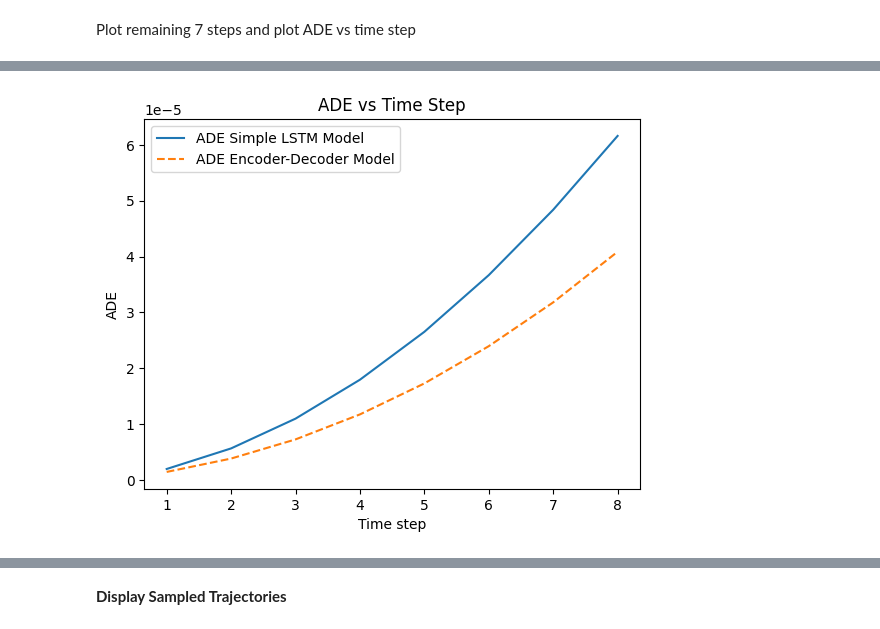
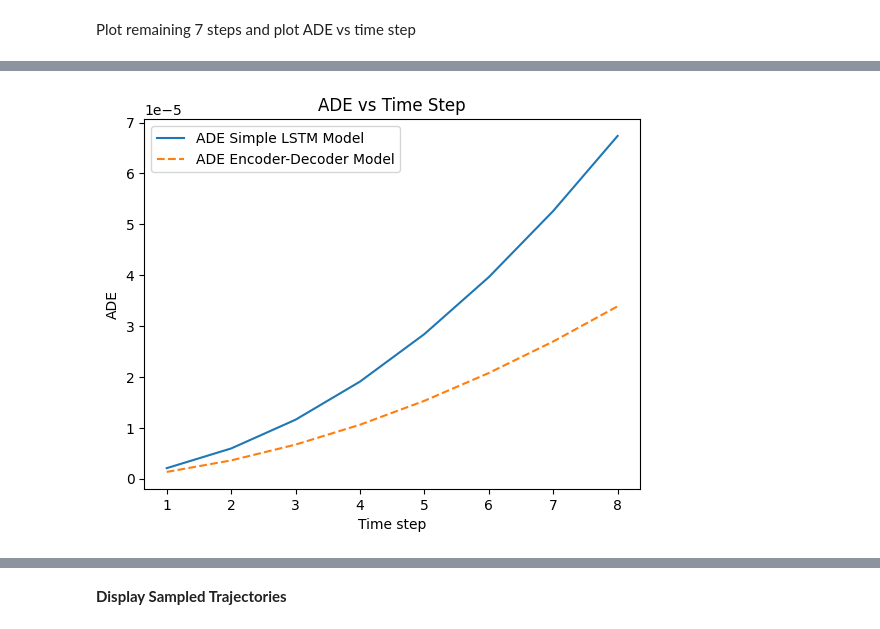
Before and after one commit to jiaminho/Human-Trajectory-Prediction-LSTM, a Jupyter notebook: Pedestrian_Trajectory_Prediction_LSTM.ipynb, the cells around one changed output, grey strips where cells are left out. Saved outputs shown, nothing was run; the diff lists cells and outputs as text; code cells hidden in the pictures.

```diff
--- a/Pedestrian_Trajectory_Prediction_LSTM.ipynb
+++ b/Pedestrian_Trajectory_Prediction_LSTM.ipynb
@@ -338,16 +402,21 @@ decoder_outputs = decoder_dense(decoder_outputs)
 # Model
 encoder_decoder_model = tf.keras.Model(inputs=[encoder_inputs, decoder_inputs], outputs=decoder_outputs)
 
-# Compile
+# Train the model
+early_stopping_cb = tf.keras.callbacks.EarlyStopping(monitor='val_loss', patience=10, restore_best_weights=True)
+
+# Add custom callback to the list
+callbacks_list = [early_stopping_cb, PrintEvery10Epochs()]
+
+# Existing model compilation and data
 encoder_decoder_model.compile(loss=ADE, optimizer="adam")
 
 # Training data adaptation for this model structure
 X_train_decode = np.zeros_like(train_future)
 X_val_decode = np.zeros_like(val_future)
 
-# Train the model
-early_stopping_cb = tf.keras.callbacks.EarlyStopping(monitor='val_loss', patience=10, restore_best_weights=True)
+# Train the model with verbose set to 0
 history = encoder_decoder_model.fit([train_observed, X_train_decode], train_future, epochs=100,
-                    validation_data=([val_observed, X_val_decode], val_future),
-                    callbacks=[early_stopping_cb])
+                                    validation_data=([val_observed, X_val_decode], val_future),
+                                    callbacks=callbacks_list, verbose=0)
 # %% [output]
@@ -397,7 +453,7 @@ plot_learning_curves(history)
 Plot remaining 7 steps and plot ADE vs time step
 # %%
 # Calculate ADE for encoder-decoder model
-predicted_val_future_encoder_decoder = predict_and_calculate_ade(val_observed, val_future, encoder_decoder_model, ade_per_step_encoder_decoder, is_encoder_decoder=True)
+predicted_val_future_encoder_decoder = predict_and_calculate_ade(val_observed, val_future, encoder_decoder_model, ade_per_step_encoder_decoder, 8, is_encoder_decoder=True)
 ade_per_step_encoder_decoder /= num_samples
 
 # Plot ADE for both models
@@ -421,4 +469,4 @@ plt.show()
-[figure, old version]
+[figure, new version]
 # %%
 # ADE & FDE using the predictions generated by the encoder-decoder model
 ade_encoder_decoder = ADE(val_future, predicted_val_future_encoder_decoder)
```
Also changed, not shown: parts of 22 cells of this notebook.
